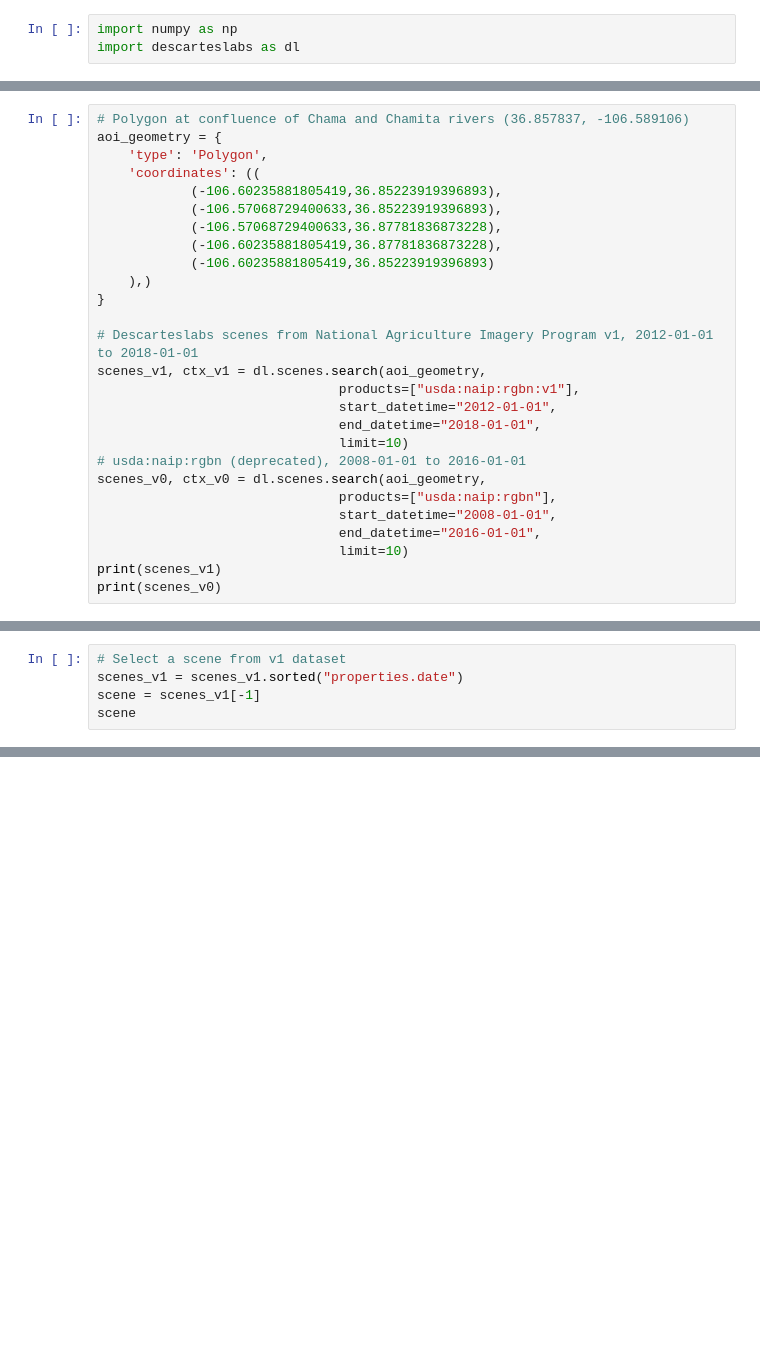
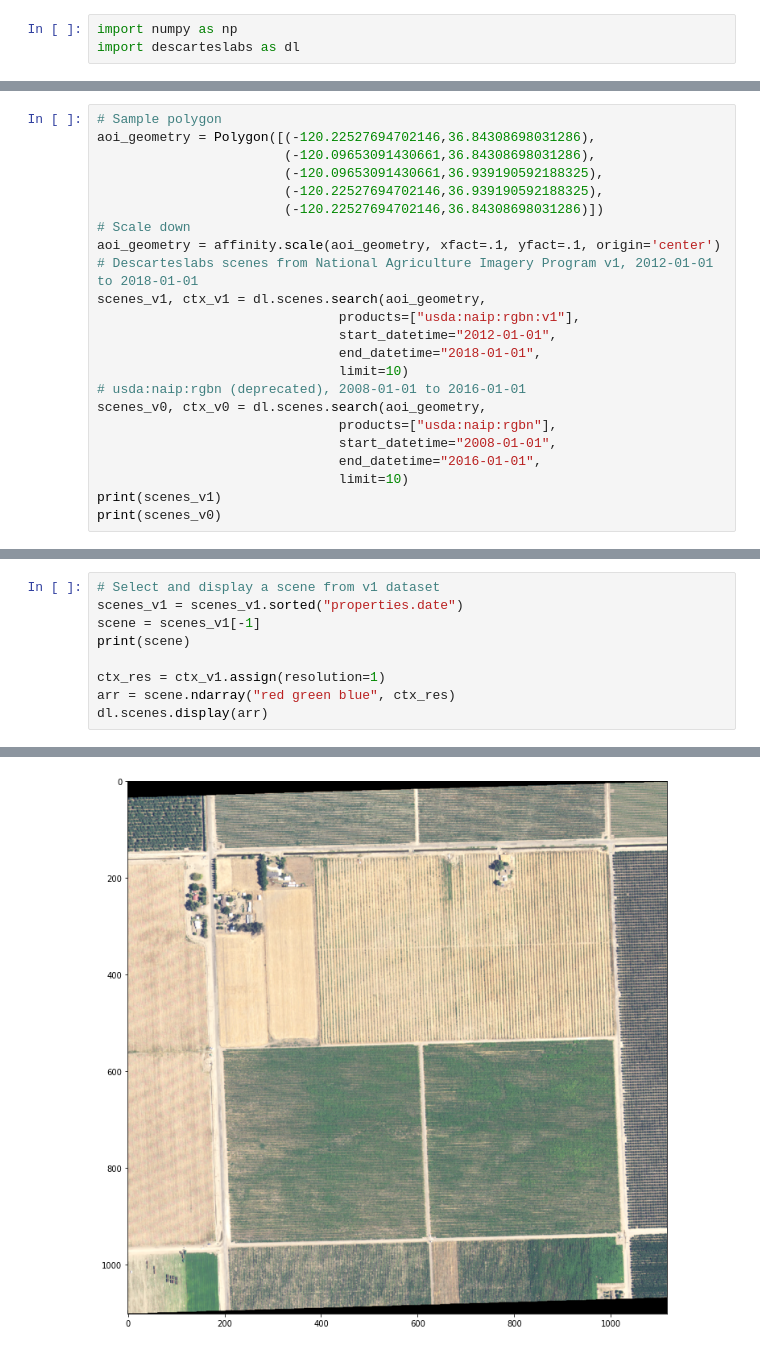
Before and after one commit to jthoms/descarteslabs-msapiforearth-sample, a Jupyter notebook: workflow-sample.ipynb, the cells around one changed output, grey strips where cells are left out. Drawn from its saved outputs; the diff is of its cells as text; blank space fills up the shorter version.

```diff
--- a/workflow-sample.ipynb
+++ b/workflow-sample.ipynb
@@ -9,16 +16,12 @@ import descarteslabs as dl
 # %%
-# Polygon at confluence of Chama and Chamita rivers (36.857837, -106.589106)
-aoi_geometry = {
-    'type': 'Polygon',
-    'coordinates': ((
-            (-106.60235881805419,36.85223919396893),
-            (-106.57068729400633,36.85223919396893),
-            (-106.57068729400633,36.87781836873228),
-            (-106.60235881805419,36.87781836873228),
-            (-106.60235881805419,36.85223919396893)
-    ),)
-}
-
+# Sample polygon
+aoi_geometry = Polygon([(-120.22527694702146,36.84308698031286),
+                        (-120.09653091430661,36.84308698031286),
+                        (-120.09653091430661,36.939190592188325),
+                        (-120.22527694702146,36.939190592188325),
+                        (-120.22527694702146,36.84308698031286)])
+# Scale down
+aoi_geometry = affinity.scale(aoi_geometry, xfact=.1, yfact=.1, origin='center')
 # Descarteslabs scenes from National Agriculture Imagery Program v1, 2012-01-01 to 2018-01-01
 scenes_v1, ctx_v1 = dl.scenes.search(aoi_geometry,
                                products=["usda:naip:rgbn:v1"],
@@ -43,6 +46,10 @@ SceneCollection of 4 scenes
 # %%
-# Select a scene from v1 dataset
+# Select and display a scene from v1 dataset
 scenes_v1 = scenes_v1.sorted("properties.date")
 scene = scenes_v1[-1]
-scene
+print(scene)
+
+ctx_res = ctx_v1.assign(resolution=1)
+arr = scene.ndarray("red green blue", ctx_res)
+dl.scenes.display(arr)
 # %% [output]
@@ -53,10 +60,11 @@ Scene "usda:naip:rgbn:v1:meta_m_3610612_nw_13_1_20160615_v1"
   * Bands:
     * derived:bai: UInt16, [0, 65535] -> [-1.0, 1.0]
     * derived:evi: UInt16, [0, 65535] -> [-1.0, 1.0]
     * derived:ndvi: UInt16, [0, 65535] -> [-1.0, 1.0]
     * derived:rsqrt: Float64, [0, 1000] -> [0.0, 1.0]
     * derived:visual_cloud_mask: UInt16, [0, 1] -> None
     * blue: 1 meters, Byte, [0, 255] -> [0.0, 1.0]
     * green: 1 meters, Byte, [0, 255] -> [0.0, 1.0]
     * nir: 1 meters, Byte, [0, 255] -> [0.0, 1.0]
     * red: 1 meters, Byte, [0, 255] -> [0.0, 1.0]
+[figure, added]
```
Also changed, not shown: parts of 7 cells of this notebook, 3 other files.
